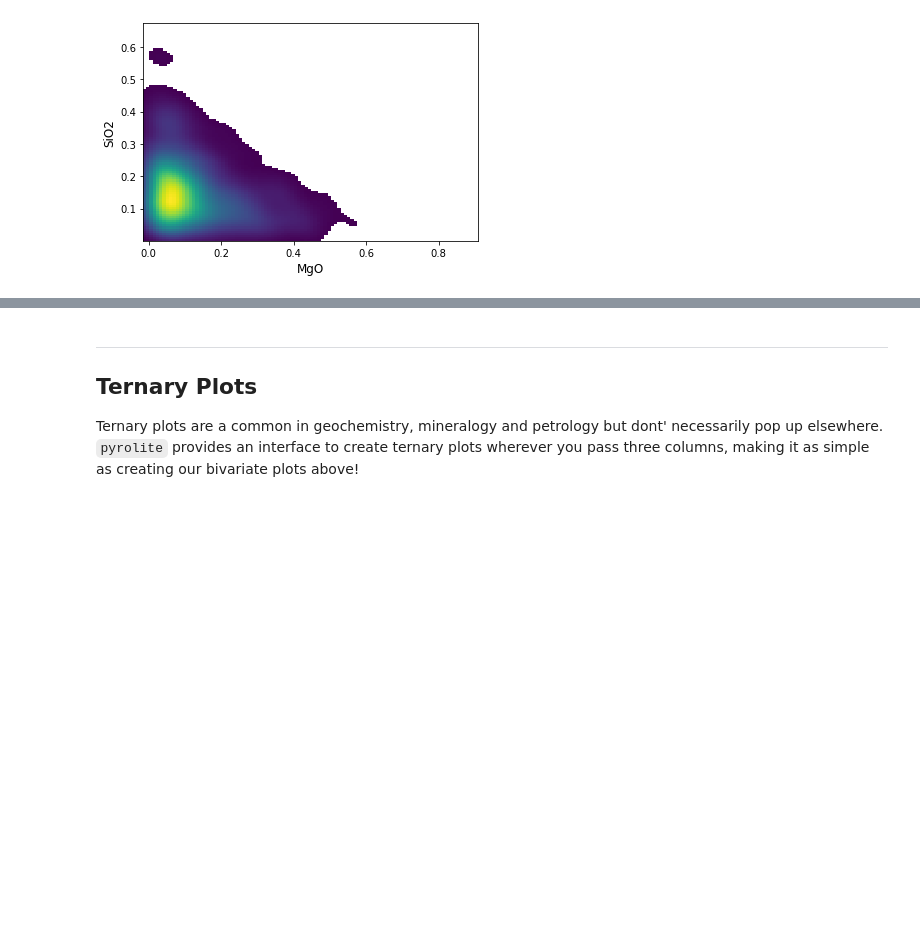
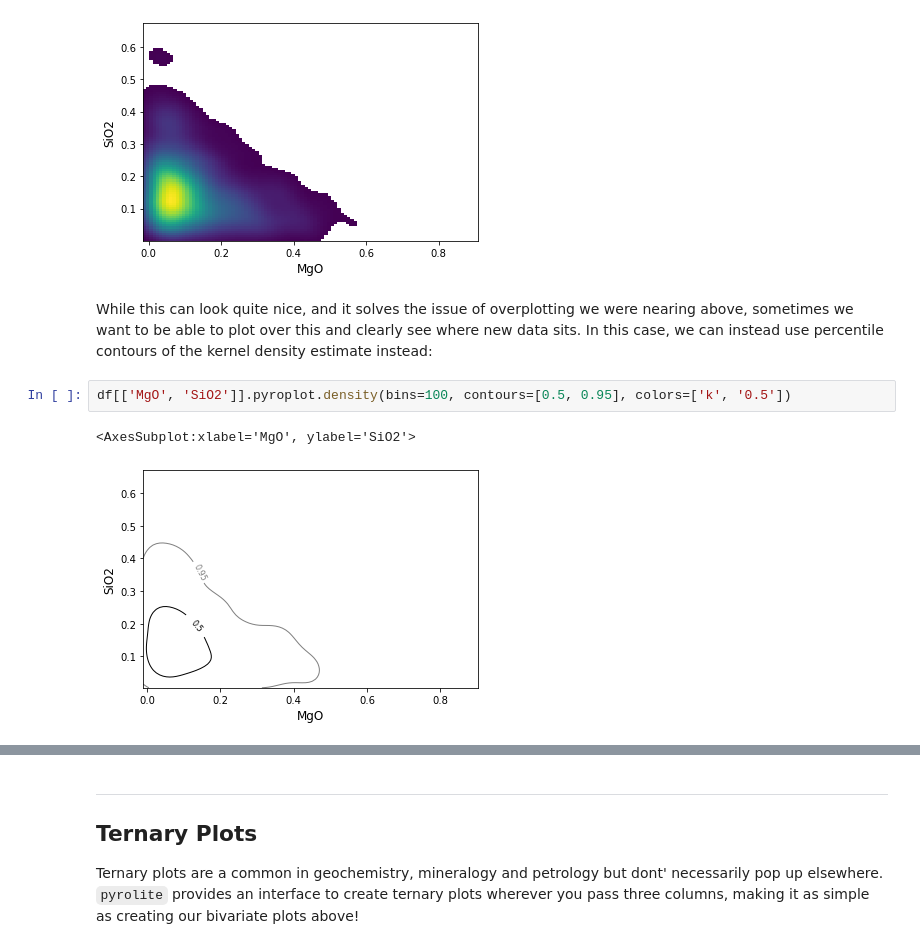
Before and after one commit to morganjwilliams/202103-MQ-pyrolite-workshop, a Jupyter notebook: notebooks/04_simple_vis.ipynb, the cells around one changed output, grey strips where cells are left out. Saved outputs shown, nothing was run; the diff lists cells and outputs as text; blank space fills up the shorter version.

```diff
--- a/notebooks/04_simple_vis.ipynb
+++ b/notebooks/04_simple_vis.ipynb
@@ -30,3 +30,10 @@ df[['MgO', 'SiO2']].pyroplot.density(bins=100)
 # %% [output]
 <AxesSubplot:xlabel='MgO', ylabel='SiO2'>
 [figure]
+# %% [markdown]
+While this can look quite nice, and it solves the issue of overplotting we were nearing above, sometimes we want to be able to plot over this and clearly see where new data sits. In this case, we can instead use percentile contours of the kernel density estimate instead:
+# %%
+df[['MgO', 'SiO2']].pyroplot.density(bins=100, contours=[0.5, 0.95], colors=['k', '0.5'])
+# %% [output]
+<AxesSubplot:xlabel='MgO', ylabel='SiO2'>
+[figure, added]
```
Also changed, not shown: parts of 6 cells of this notebook.
